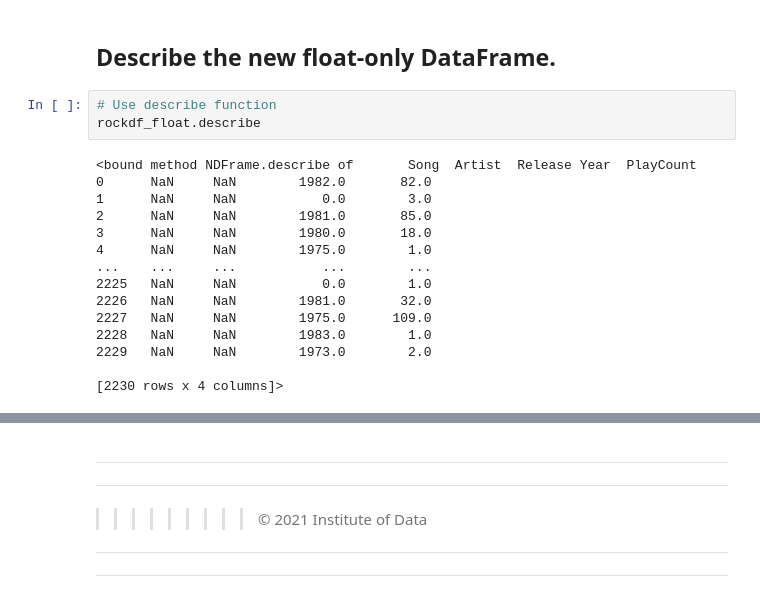
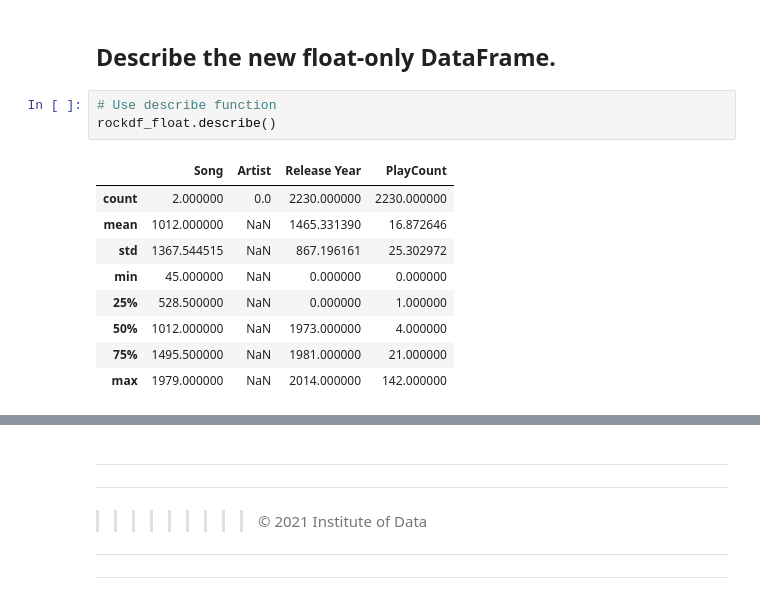
Before and after one commit to AussieAnalyst/IoD-Classwork, a Jupyter notebook: IOD_Lab 2.1.1.ipynb, the cells around one changed output, grey strips where cells are left out. Drawn from its saved outputs; the diff is of its cells as text.

```diff
--- a/IOD_Lab 2.1.1.ipynb
+++ b/IOD_Lab 2.1.1.ipynb
@@ -963,22 +989,17 @@ dtype: object
 ## Describe the new float-only DataFrame.
 # %%
 # Use describe function
-rockdf_float.describe
+rockdf_float.describe()
 # %% [output]
-<bound method NDFrame.describe of       Song  Artist  Release Year  PlayCount
-0      NaN     NaN        1982.0       82.0
-1      NaN     NaN           0.0        3.0
-2      NaN     NaN        1981.0       85.0
-3      NaN     NaN        1980.0       18.0
-4      NaN     NaN        1975.0        1.0
-...    ...     ...           ...        ...
-2225   NaN     NaN           0.0        1.0
-2226   NaN     NaN        1981.0       32.0
-2227   NaN     NaN        1975.0      109.0
-2228   NaN     NaN        1983.0        1.0
-2229   NaN     NaN        1973.0        2.0
-
-[2230 rows x 4 columns]>
+|  | Song | Artist | Release Year | PlayCount |
+| count | 2.000000 | 0.0 | 2230.000000 | 2230.000000 |
+| mean | 1012.000000 | NaN | 1465.331390 | 16.872646 |
+| std | 1367.544515 | NaN | 867.196161 | 25.302972 |
+| min | 45.000000 | NaN | 0.000000 | 0.000000 |
+| 25% | 528.500000 | NaN | 0.000000 | 1.000000 |
+| 50% | 1012.000000 | NaN | 1973.000000 | 4.000000 |
+| 75% | 1495.500000 | NaN | 1981.000000 | 21.000000 |
+| max | 1979.000000 | NaN | 2014.000000 | 142.000000 |
 # %% [markdown]
 >
 # %% [markdown]
```
Also changed, not shown: parts of 10 cells of this notebook.
